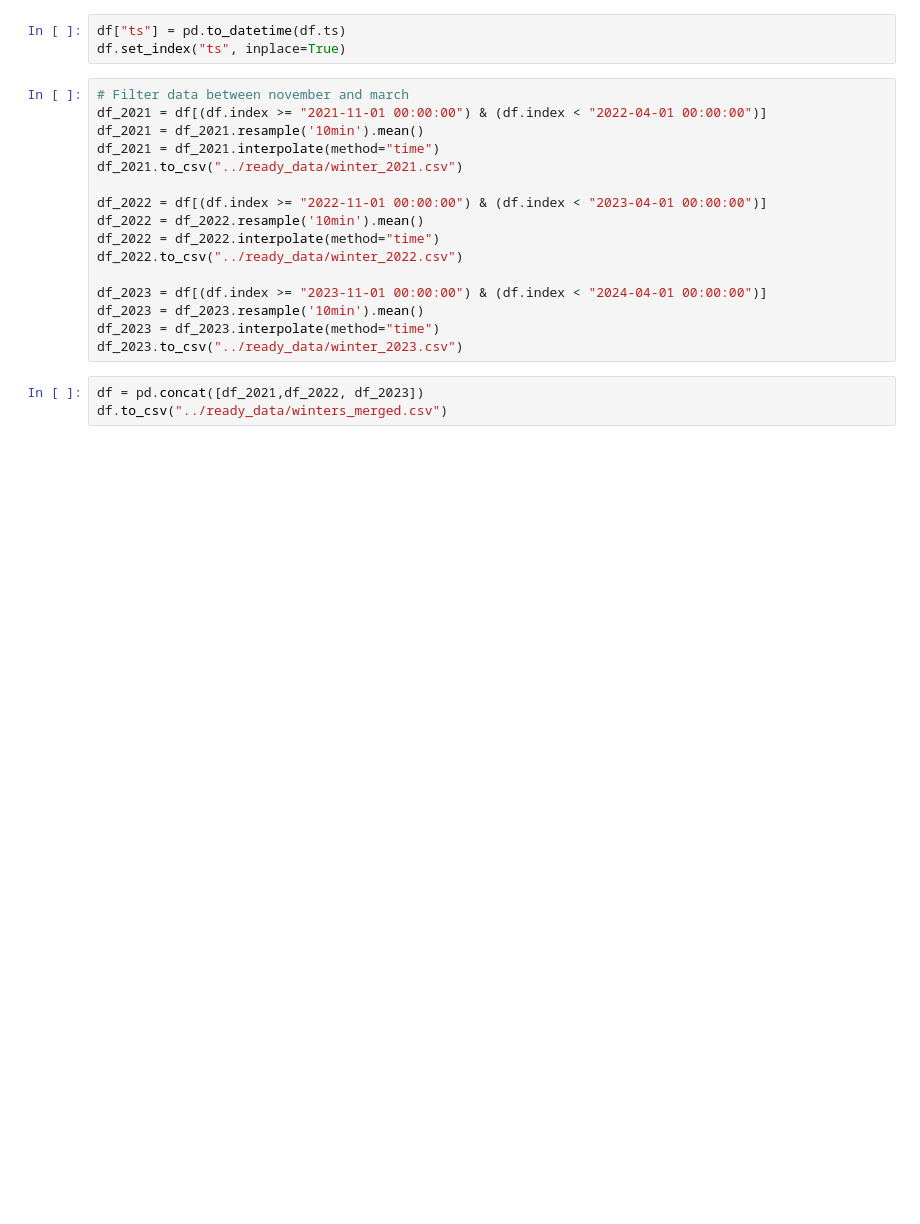
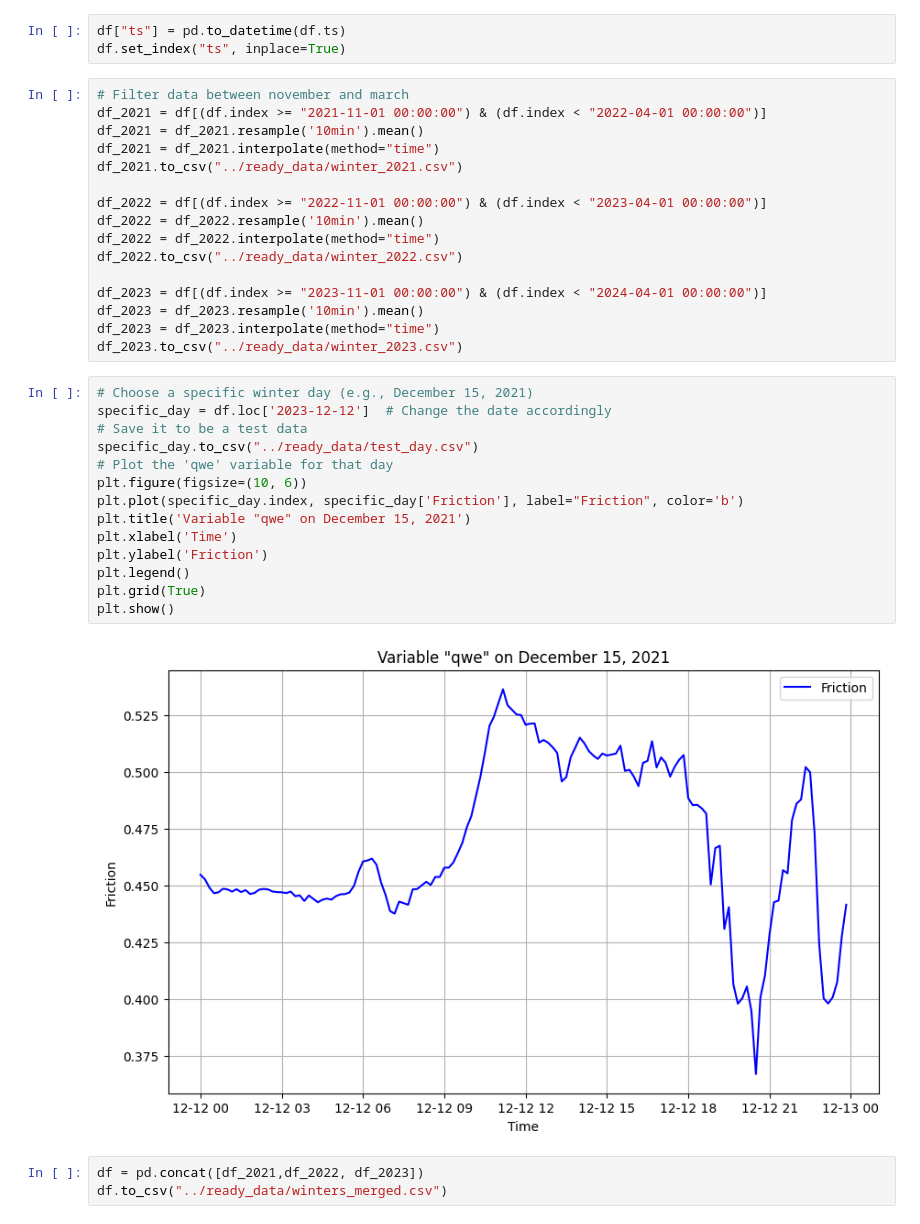
Before and after one commit to KirSobolev/ML_project, a Jupyter notebook: data_preprocessing/starwis_weather_tie9_join.ipynb, the cells around one changed output. Saved outputs shown, nothing was run; the diff lists cells and outputs as text; blank space fills up the shorter version.

```diff
--- a/data_preprocessing/starwis_weather_tie9_join.ipynb
+++ b/data_preprocessing/starwis_weather_tie9_join.ipynb
@@ -58,6 +58,22 @@ df_2023 = df[(df.index >= "2023-11-01 00:00:00") & (df.index < "2024-04-01 00:00
 df_2023 = df_2023.resample('10min').mean()
 df_2023 = df_2023.interpolate(method="time")
 df_2023.to_csv("../ready_data/winter_2023.csv")
+# %%
+# Choose a specific winter day (e.g., December 15, 2021)
+specific_day = df.loc['2023-12-12']  # Change the date accordingly
+# Save it to be a test data
+specific_day.to_csv("../ready_data/test_day.csv")
+# Plot the 'qwe' variable for that day
+plt.figure(figsize=(10, 6))
+plt.plot(specific_day.index, specific_day['Friction'], label="Friction", color='b')
+plt.title('Variable "qwe" on December 15, 2021')
+plt.xlabel('Time')
+plt.ylabel('Friction')
+plt.legend()
+plt.grid(True)
+plt.show()
+# %% [output]
+[figure, added]
 # %%
 df = pd.concat([df_2021,df_2022, df_2023])
 df.to_csv("../ready_data/winters_merged.csv")
```
Also changed, not shown: 7 other files.
